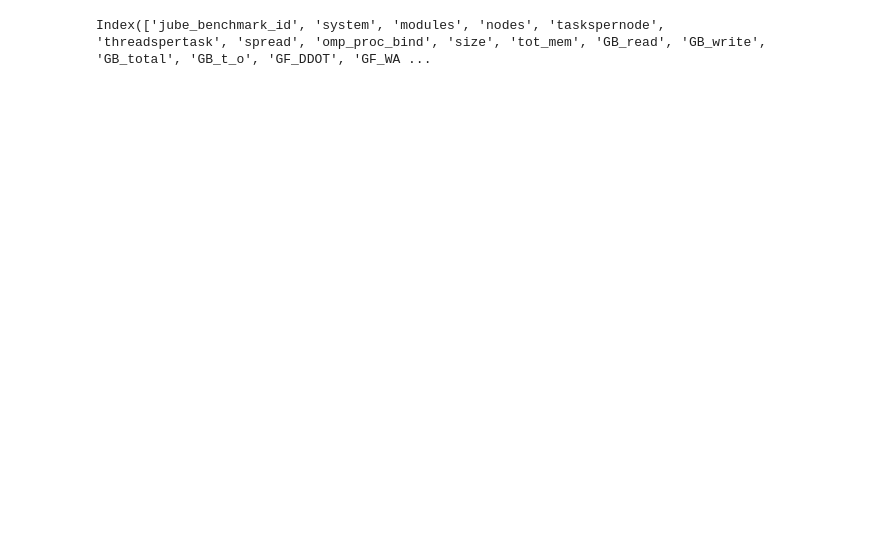
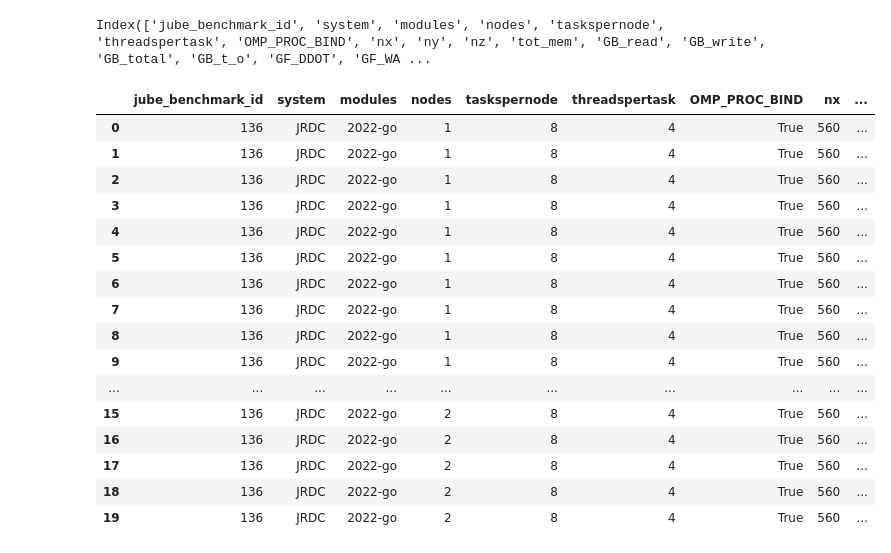
Before and after one commit to FZJ-JSC/jubench-hpcg, a Jupyter notebook: benchmark/eval/HPCG.ipynb, the cells around one changed output. Saved outputs shown, nothing was run; the diff lists cells and outputs as text; code cells hidden in the pictures; blank space fills up the shorter version.

```diff
--- a/benchmark/eval/HPCG.ipynb
+++ b/benchmark/eval/HPCG.ipynb
@@ -1,13 +0,0 @@
-# %%
-%matplotlib inline
-import pandas as pd
-import matplotlib.pylab as plt
-from matplotlib.ticker import MaxNLocator
-
-pd.set_option('display.max_colwidth', None)
-fname = "/p/project/ccstao/mirus1/hpcg.exascale/benchmark/eval/runs/000014/result/table_csv.dat"
-fname2 = "/p/project/ccstao/mirus1/hpcg.exascale/benchmark/eval/runs/000016/result/table_csv.dat"
-run_data = pd.read_csv(fname, sep=",", engine='python')
-run_data2 = pd.read_csv(fname2, sep=",", engine='python')
-run_data.columns
-run_data2.columns
@@ -48,12 +1,38 @@ plt.legend(title='#MPI Tasks/Node, #Threads/Task', loc='center left', bbox_to_an
-# %%
-%matplotlib inline
-import pandas as pd
-import matplotlib.pylab as plt
-from matplotlib.ticker import MaxNLocator
-
-#insert path of CSV-formatted result table /path/to/benchmarks/<JUBE ID>/result/table_csv.dat
-fname = "/p/project/ccstao/mirus1/hpcg.exascale/benchmark/eval/runs/000023/result/table_csv.dat"
-run_data = pd.read_csv(fname, sep=",", engine='python')
-run_data.columns
-# %% [output]
-Index(['jube_benchmark_id', 'system', 'modules', 'nodes', 'taskspernode', 'threadspertask', 'spread', 'omp_proc_bind', 'size', 'tot_mem', 'GB_read', 'GB_write', 'GB_total', 'GB_t_o', 'GF_DDOT', 'GF_WA ...
+# %%
+# rocHPCG on 1 node of JRDC
+# https://github.com/ROCm/rocHPCG
+# git commit ID: 3a5e87eff6b2ce4c9ba01d273f93d4aff34c4653
+# slurm queue: mi-200
+# compiler: gcc
+# software modules:
+#   stages/2022 GCC/11.2.0 OpenMPI/4.1.2 Architecture/jureca_mi200 ROCm/5.2.0 UCX-settings/RC-ROCm
+# grid size: x=512,y=512,z=296
+%matplotlib inline
+import pandas as pd
+import matplotlib.pylab as plt
+from matplotlib.ticker import MaxNLocator
+
+fname = "hpcg-rocm_baseline.csv"
+run_data = pd.read_csv(fname, sep=",", engine='python')
+
+display(run_data.columns)
+display(run_data)
+# %% [output]
+Index(['jube_benchmark_id', 'system', 'modules', 'nodes', 'taskspernode', 'threadspertask', 'OMP_PROC_BIND', 'nx', 'ny', 'nz', 'tot_mem', 'GB_read', 'GB_write', 'GB_total', 'GB_t_o', 'GF_DDOT', 'GF_WA ...
+|  | jube_benchmark_id | system | modules | nodes | taskspernode | threadspertask | OMP_PROC_BIND | nx | ... |
+| 0 | 136 | JRDC | 2022-go | 1 | 8 | 4 | True | 560 | ... |
+| 1 | 136 | JRDC | 2022-go | 1 | 8 | 4 | True | 560 | ... |
+| 2 | 136 | JRDC | 2022-go | 1 | 8 | 4 | True | 560 | ... |
+| 3 | 136 | JRDC | 2022-go | 1 | 8 | 4 | True | 560 | ... |
+| 4 | 136 | JRDC | 2022-go | 1 | 8 | 4 | True | 560 | ... |
+| 5 | 136 | JRDC | 2022-go | 1 | 8 | 4 | True | 560 | ... |
+| 6 | 136 | JRDC | 2022-go | 1 | 8 | 4 | True | 560 | ... |
+| 7 | 136 | JRDC | 2022-go | 1 | 8 | 4 | True | 560 | ... |
+| 8 | 136 | JRDC | 2022-go | 1 | 8 | 4 | True | 560 | ... |
+| 9 | 136 | JRDC | 2022-go | 1 | 8 | 4 | True | 560 | ... |
+| ... | ... | ... | ... | ... | ... | ... | ... | ... | ... |
+| 15 | 136 | JRDC | 2022-go | 2 | 8 | 4 | True | 560 | ... |
+| 16 | 136 | JRDC | 2022-go | 2 | 8 | 4 | True | 560 | ... |
+| 17 | 136 | JRDC | 2022-go | 2 | 8 | 4 | True | 560 | ... |
+| 18 | 136 | JRDC | 2022-go | 2 | 8 | 4 | True | 560 | ... |
+| 19 | 136 | JRDC | 2022-go | 2 | 8 | 4 | True | 560 | ... |
```
Also changed, not shown: parts of 41 cells of this notebook, 8 other files.
